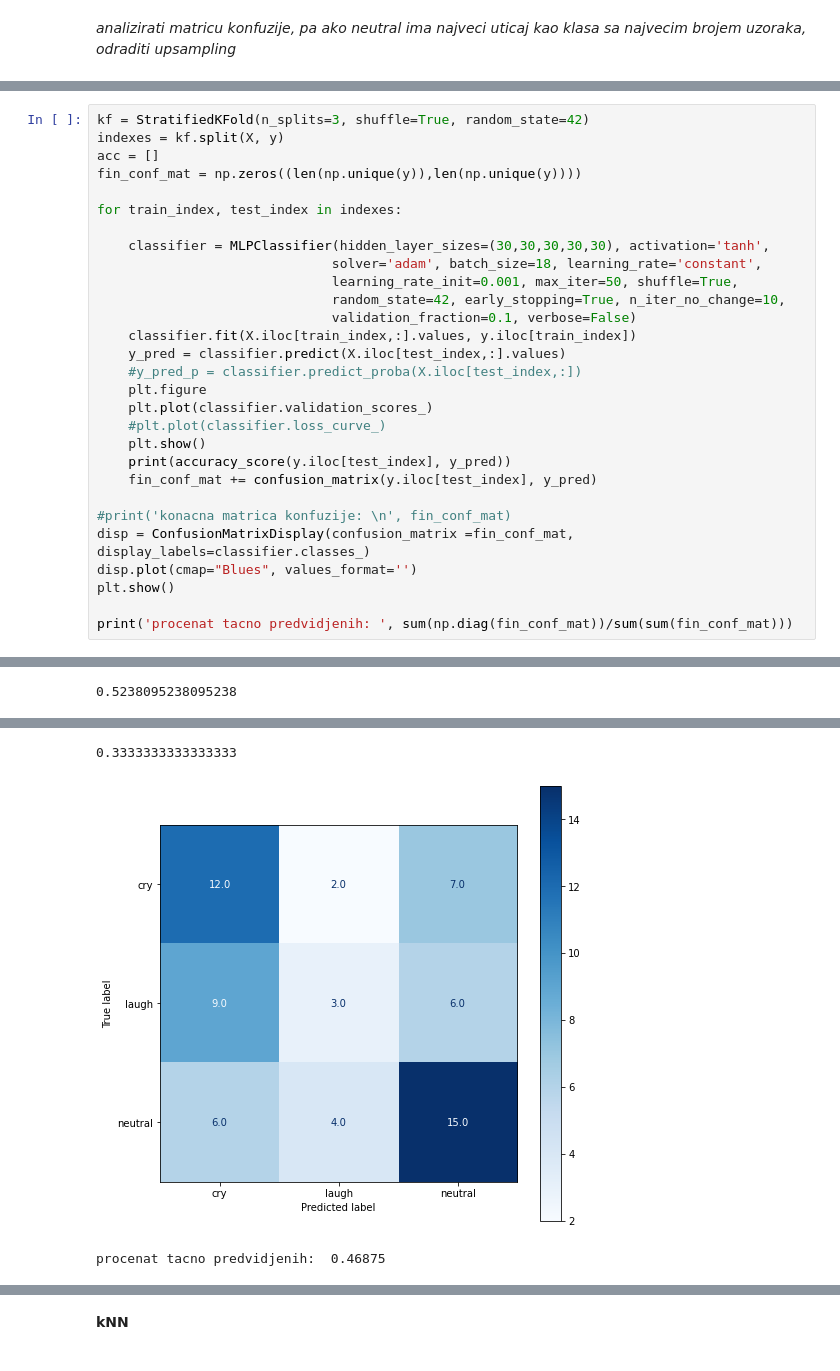
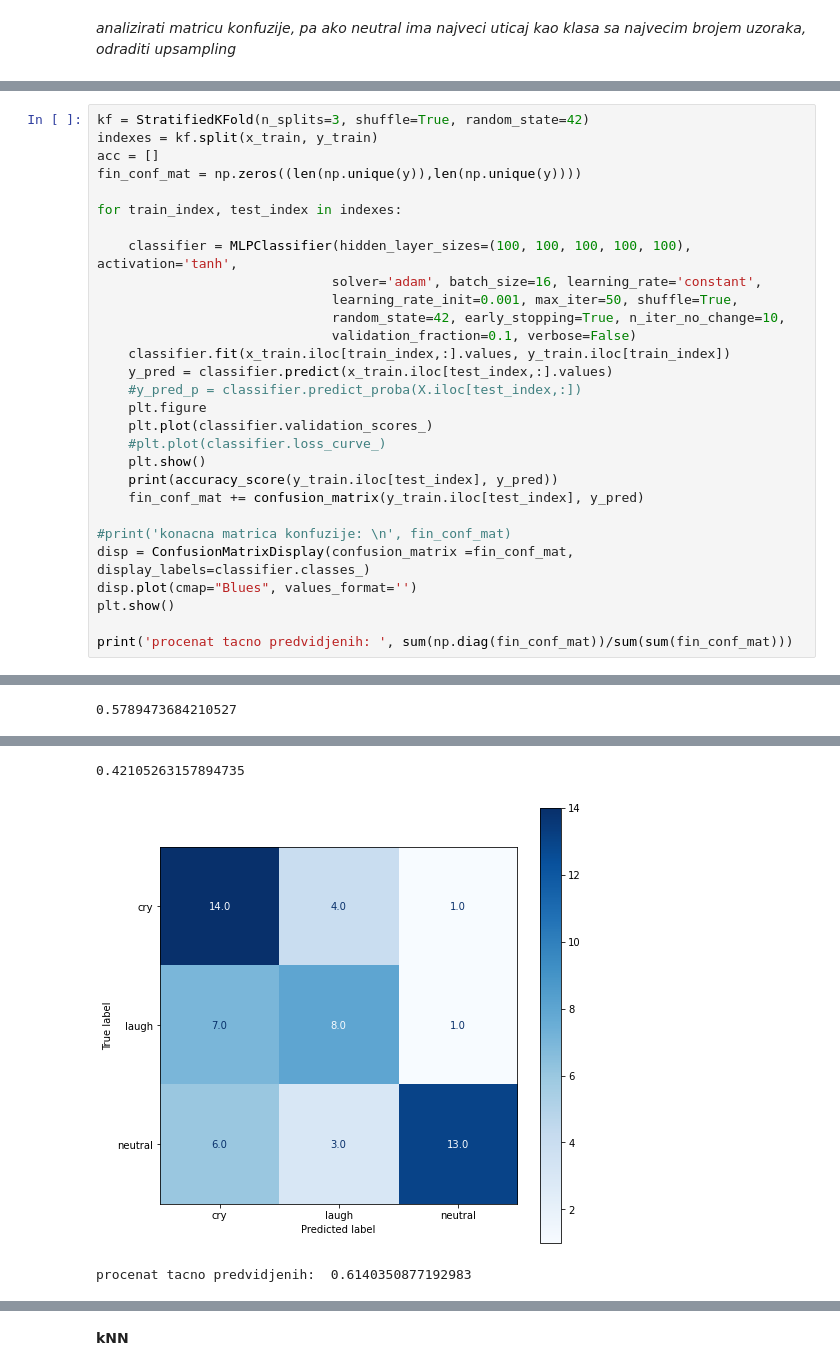
Before and after one commit to Lanak00/ML-audio-classification, a Jupyter notebook: PO_projekat.ipynb, the cells around one changed output, grey strips where cells are left out. Saved outputs shown, nothing was run; the diff lists cells and outputs as text.

```diff
--- a/PO_projekat.ipynb
+++ b/PO_projekat.ipynb
@@ -305,25 +312,25 @@ def specificity_by_class(conf_mat, classes):
 # %%
 kf = StratifiedKFold(n_splits=3, shuffle=True, random_state=42)
-indexes = kf.split(X, y)
+indexes = kf.split(x_train, y_train)
 acc = []
 fin_conf_mat = np.zeros((len(np.unique(y)),len(np.unique(y))))
 
 for train_index, test_index in indexes:
 
-    classifier = MLPClassifier(hidden_layer_sizes=(30,30,30,30,30), activation='tanh',
-                              solver='adam', batch_size=18, learning_rate='constant',
+    classifier = MLPClassifier(hidden_layer_sizes=(100, 100, 100, 100, 100), activation='tanh',
+                              solver='adam', batch_size=16, learning_rate='constant',
                               learning_rate_init=0.001, max_iter=50, shuffle=True,
                               random_state=42, early_stopping=True, n_iter_no_change=10,
                               validation_fraction=0.1, verbose=False)
-    classifier.fit(X.iloc[train_index,:].values, y.iloc[train_index])
-    y_pred = classifier.predict(X.iloc[test_index,:].values)
+    classifier.fit(x_train.iloc[train_index,:].values, y_train.iloc[train_index])
+    y_pred = classifier.predict(x_train.iloc[test_index,:].values)
     #y_pred_p = classifier.predict_proba(X.iloc[test_index,:])
     plt.figure
     plt.plot(classifier.validation_scores_)
     #plt.plot(classifier.loss_curve_)
     plt.show()
-    print(accuracy_score(y.iloc[test_index], y_pred))
-    fin_conf_mat += confusion_matrix(y.iloc[test_index], y_pred)
+    print(accuracy_score(y_train.iloc[test_index], y_pred))
+    fin_conf_mat += confusion_matrix(y_train.iloc[test_index], y_pred)
 
 #print('konacna matrica konfuzije: \n', fin_conf_mat)
 disp = ConfusionMatrixDisplay(confusion_matrix =fin_conf_mat,  display_labels=classifier.classes_)
@@ -338 +345 @@ print('procenat tacno predvidjenih: ', sum(np.diag(fin_conf_mat))/sum(sum(fin_co
-0.5238095238095238
+0.5789473684210527
@@ -340,6 +347,6 @@ print('procenat tacno predvidjenih: ', sum(np.diag(fin_conf_mat))/sum(sum(fin_co
-0.3333333333333333
+0.42105263157894735
-[figure, old version]
+[figure, new version]
-procenat tacno predvidjenih:  0.46875
+procenat tacno predvidjenih:  0.6140350877192983
 # %%
 print('prosecna tacnost je: ', accur_by_class(fin_conf_mat, y.unique()))
 # %% [output]
```
Also changed, not shown: parts of 30 cells of this notebook.
